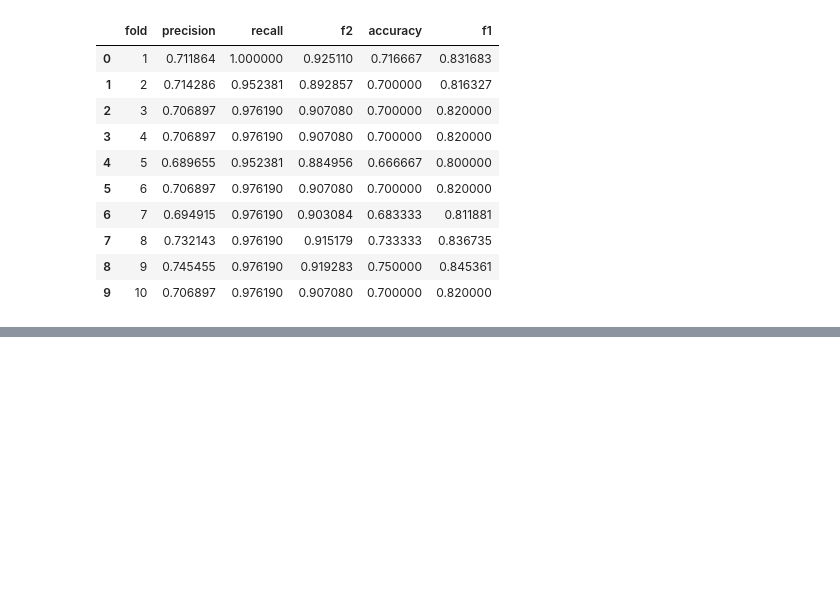
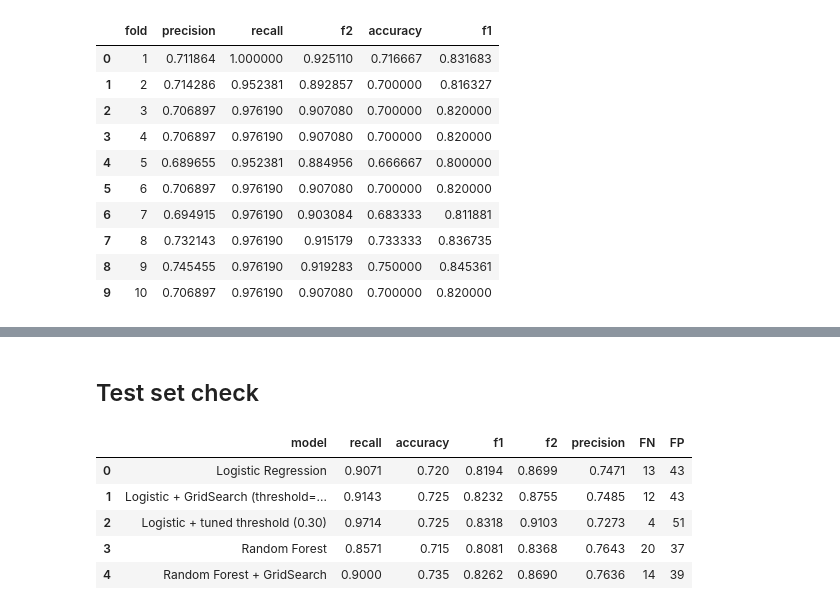
Before and after one commit to gracez-20/credit_risk_predictor, a Jupyter notebook: notebooks/2_modeling_pipeline.ipynb, the cells around one changed output, grey strips where cells are left out. Drawn from its saved outputs; the diff is of its cells as text; code cells hidden in the pictures; blank space fills up the shorter version.

Commit message:
fine tune LR + test set performance check (#10)
Co-authored-by: Zhiwei Zhang <graceeee.zhang@gmail.com>

```diff
--- a/notebooks/2_modeling_pipeline.ipynb
+++ b/notebooks/2_modeling_pipeline.ipynb
@@ -254,7 +218,7 @@ pipeline = Pipeline([
     ('model', lr_model)
 ])
 
-grid_search = GridSearchCV(
+grid_search_lr = GridSearchCV(
     estimator=pipeline,
     param_grid=lr_param_grid,
     scoring=make_scorer(fbeta_score, beta=2),
@@ -678,0 +734,74 @@ display(df_results)
+# %% [markdown]
+## Test set check
+# %%
+from sklearn.metrics import (
+    precision_score, recall_score, f1_score, fbeta_score, accuracy_score
+)
+from sklearn.pipeline import Pipeline
+from sklearn.feature_selection import SelectKBest, f_classif
+from sklearn.linear_model import LogisticRegression
+from sklearn.ensemble import RandomForestClassifier
+from sklearn.tree import DecisionTreeClassifier
+import pandas as pd
+
+# ✅ Define models (ensure these variables are defined in your notebook: grid_search_lr, grid_search_rf, preprocessor)
+models = {
+    'Logistic Regression': Pipeline([
+        ('preprocess', preprocessor),
+        ('select', SelectKBest(score_func=f_classif, k=20)),
+        ('model', LogisticRegression(max_iter=1000, random_state=42))
+    ]),
+    'Logistic + GridSearch (threshold=0.5)': grid_search_lr.best_estimator_,
+    'Logistic + tuned threshold (0.30)': Pipeline([
+        ('preprocess', preprocessor),
+        ('select', SelectKBest(score_func=f_classif, k=20)),
+        ('model', LogisticRegression(max_iter=1000, random_state=42))
+    ]),
+    'Random Forest': Pipeline([
+        ('preprocess', preprocessor),
+        ('select', SelectKBest(score_func=f_classif, k=20)),
+        ('model', RandomForestClassifier(n_estimators=100, random_state=42))
+    ]),
+    'Random Forest + GridSearch': grid_search_rf.best_estimator_
+}
+
+# ✅ Threshold only needed for threshold-tuned logistic
+threshold_map = {
+    'Logistic + tuned threshold (0.30)': 0.30
+}
+
+# ✅ Evaluate on test set
+test_results = []
+
+for name, model in models.items():
+    model.fit(X_train, y_train)
+
+    if name in threshold_map:
+        y_probs = model.predict_proba(X_test)[:, 1]
+        y_pred = (y_probs >= threshold_map[name]).astype(int)
+    else:
+        y_pred = model.predict(X_test)
+
+    cm = confusion_matrix(y_test, y_pred)
+    tn, fp, fn, tp = cm.ravel()
+
+    test_results.append({
+        'model': name,
+        'recall': round(recall_score(y_test, y_pred), 4),
+        'accuracy': round(accuracy_score(y_test, y_pred), 4),
+        'f1': round(f1_score(y_test, y_pred), 4),
+        'f2': round(fbeta_score(y_test, y_pred, beta=2), 4),
+        'precision': round(precision_score(y_test, y_pred), 4),
+        'FN': fn,
+        'FP': fp
+    })
+
+df_test_results = pd.DataFrame(test_results)
+df_test_results
+# %% [output]
+|  | model | recall | accuracy | f1 | f2 | precision | FN | FP |
+| 0 | Logistic Regression | 0.9071 | 0.720 | 0.8194 | 0.8699 | 0.7471 | 13 | 43 |
+| 1 | Logistic + GridSearch (threshold=... | 0.9143 | 0.725 | 0.8232 | 0.8755 | 0.7485 | 12 | 43 |
+| 2 | Logistic + tuned threshold (0.30) | 0.9714 | 0.725 | 0.8318 | 0.9103 | 0.7273 | 4 | 51 |
+| 3 | Random Forest | 0.8571 | 0.715 | 0.8081 | 0.8368 | 0.7643 | 20 | 37 |
+| 4 | Random Forest + GridSearch | 0.9000 | 0.735 | 0.8262 | 0.8690 | 0.7636 | 14 | 39 |
```
Also changed, not shown: parts of 12 cells of this notebook.
